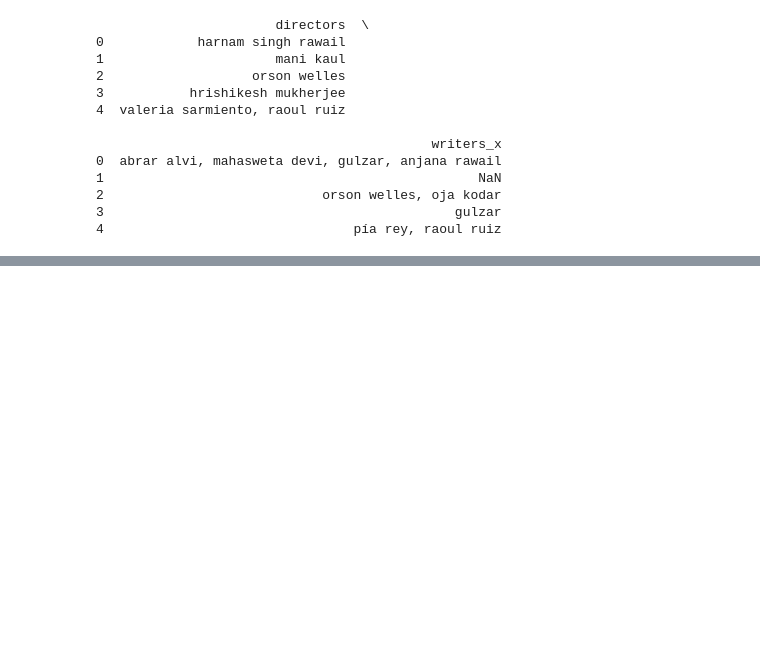
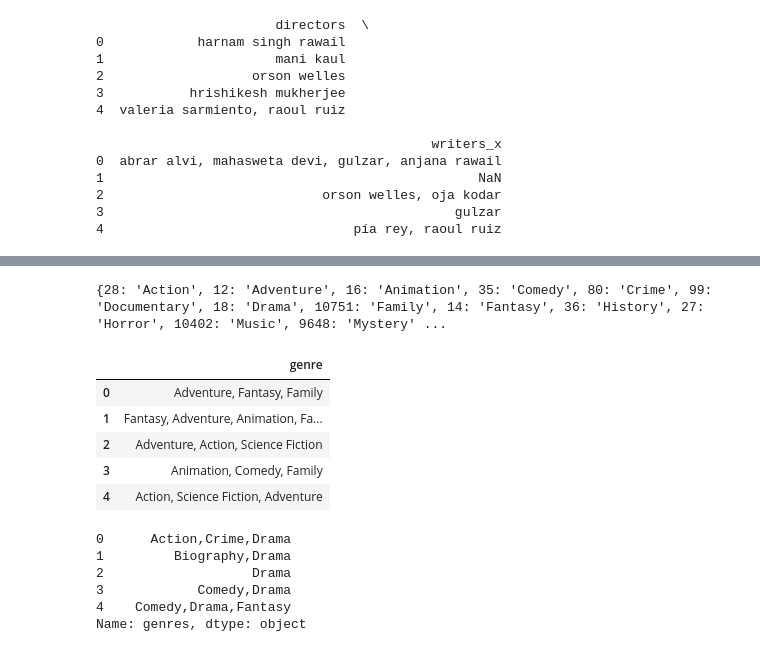
Before and after one commit to agambino720/movie_analytics_project, a Jupyter notebook: movie_analytics_project.ipynb, the cells around one changed output, grey strips where cells are left out. Drawn from its saved outputs; the diff is of its cells as text; code cells hidden in the pictures; blank space fills up the shorter version.

```diff
--- a/movie_analytics_project.ipynb
+++ b/movie_analytics_project.ipynb
@@ -705,0 +837,57 @@ full_df.head(10)
+# %%
+#Found genre ids on tmdb website
+#Replacing Genreids with genres
+genre_dict = {
+    28: 'Action',
+    12: 'Adventure',
+    16: 'Animation',
+    35: 'Comedy',
+    80: 'Crime',
+    99: 'Documentary',
+    18: 'Drama',
+    10751: 'Family',
+    14: 'Fantasy',
+    36: 'History',
+    27: 'Horror',
+    10402: 'Music',
+    9648: 'Mystery',
+    10749: 'Romance',
+    878: 'Science Fiction',
+    10770: 'TV Movie',
+    53: 'Thriller',
+    10752: 'War',
+    37: 'Western'
+}
+
+print(genre_dict)
+
+# Function to map genre IDs to genre names
+def map_genre_ids_to_names(genre_ids):
+    return ', '.join([genre_dict.get(genre_id, 'Unknown') for genre_id in genre_ids])
+
+# Convert the genre_ids from strings to lists of integers
+tmdb_movies['genre_ids'] = tmdb_movies['genre_ids'].apply(lambda x: eval(x) if isinstance(x, str) else x)
+
+# Apply the function to the genre_ids column to create a new 'genre' column
+tmdb_movies['genre'] = tmdb_movies['genre_ids'].apply(map_genre_ids_to_names)
+
+
+# Display the first few rows to verify
+tmdb_movies[['genre']].head()
+# %% [output]
+{28: 'Action', 12: 'Adventure', 16: 'Animation', 35: 'Comedy', 80: 'Crime', 99: 'Documentary', 18: 'Drama', 10751: 'Family', 14: 'Fantasy', 36: 'History', 27: 'Horror', 10402: 'Music', 9648: 'Mystery' ...
+|  | genre |
+| 0 | Adventure, Fantasy, Family |
+| 1 | Fantasy, Adventure, Animation, Fa... |
+| 2 | Adventure, Action, Science Fiction |
+| 3 | Animation, Comedy, Family |
+| 4 | Action, Science Fiction, Adventure |
+# %%
+full_df["genres"].head()
+# %% [output]
+0      Action,Crime,Drama
+1         Biography,Drama
+2                   Drama
+3            Comedy,Drama
+4    Comedy,Drama,Fantasy
+Name: genres, dtype: object
```
Also changed, not shown: parts of 22 cells of this notebook.
